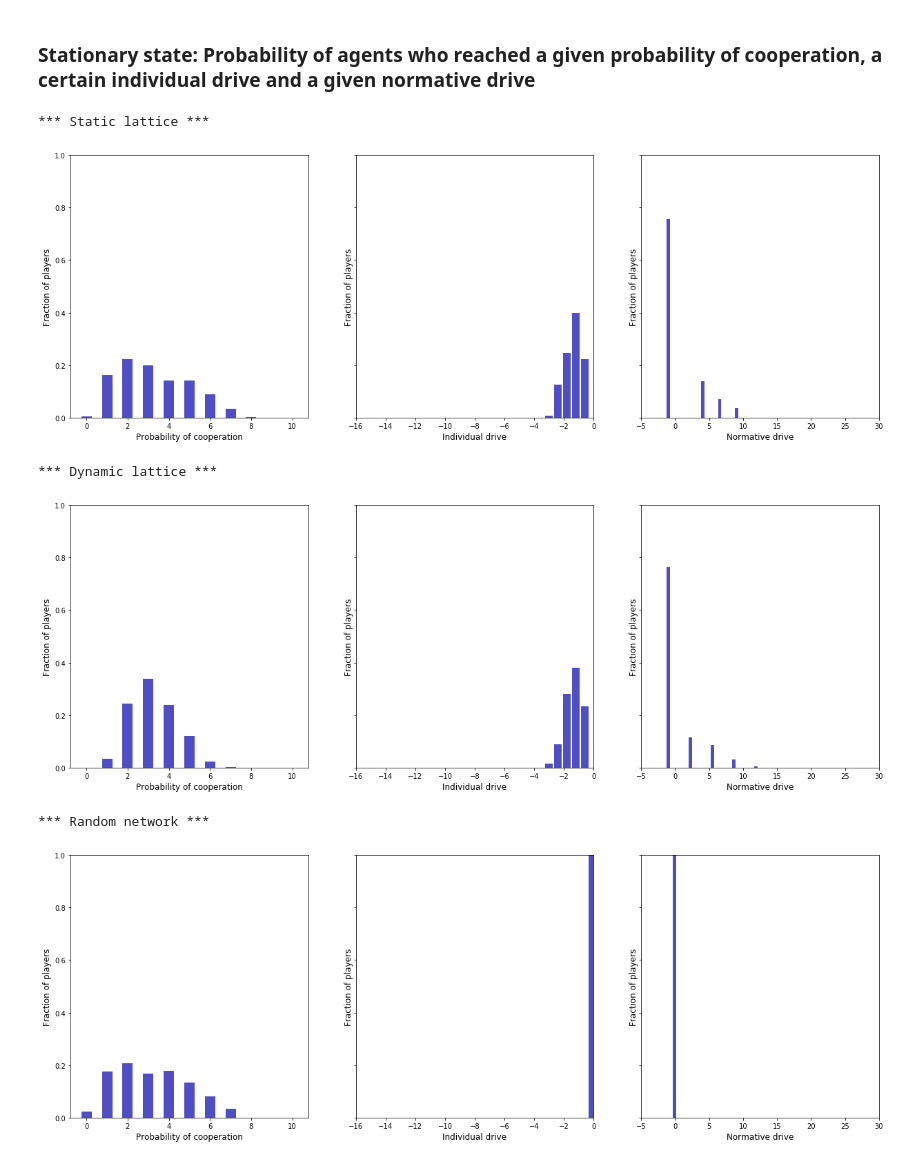
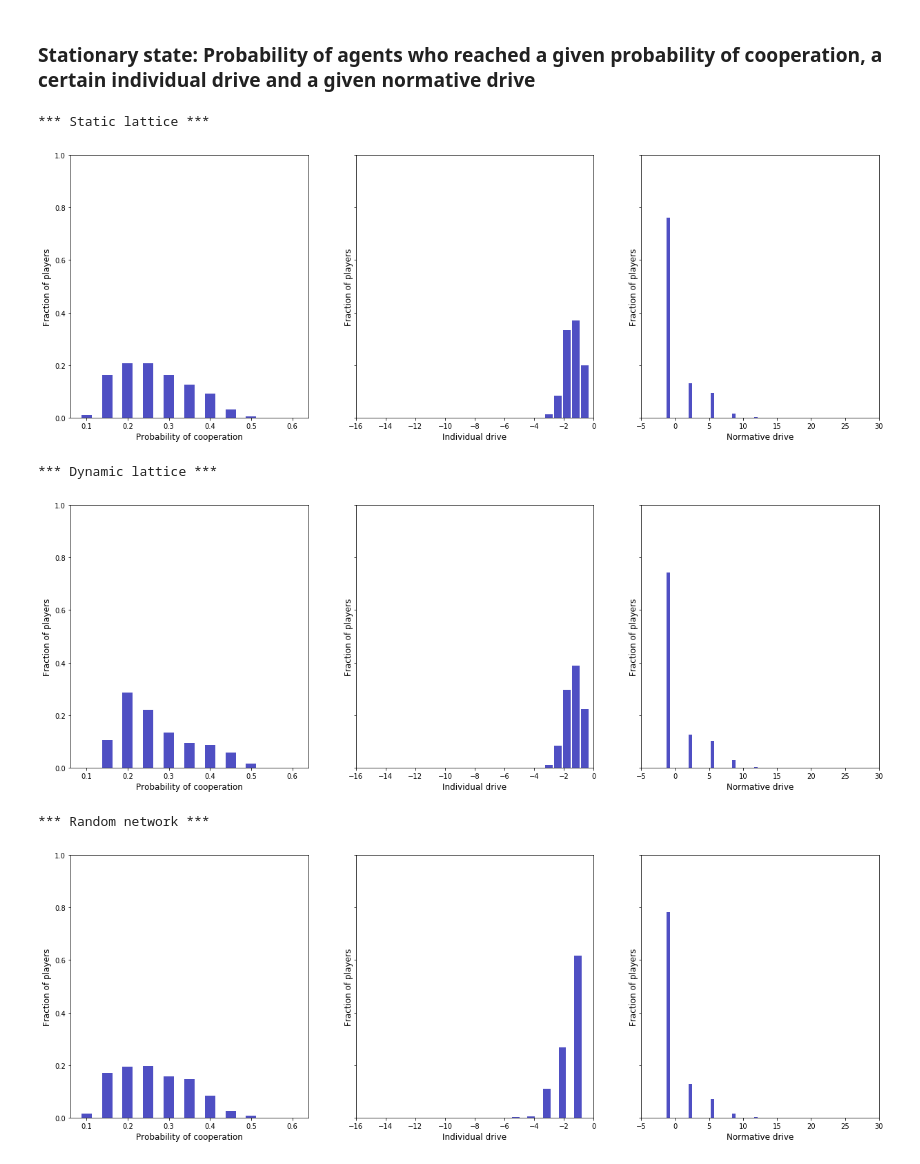
Before and after one commit to BeanOfChaos/infof409-RARL, a Jupyter notebook: EWANP_PrisonersDilemma.ipynb, the cells around one changed output. Saved outputs shown, nothing was run; the diff lists cells and outputs as text; code cells hidden in the pictures.

```diff
--- a/EWANP_PrisonersDilemma.ipynb
+++ b/EWANP_PrisonersDilemma.ipynb
@@ -87,4 +100,11 @@ def step(i,j, m, A_tm1, dN, dI, D_tp1, P_tp1, successive):
     return
+# %%
+def shuffle(lists):
+    start_state = np.random.get_state()
+    for a in lists:
+        np.random.shuffle(a)
+        np.random.set_state(start_state)
+    return
 # %% [markdown]
 ## Static Lattice Simulation
 # %%
@@ -159,12 +167,12 @@ def generate_net():
     for i in range(adjmat.size):
         adjmat[i] = []
 
-    for i, adj in np.ndenumerate(adjmat[:-4]):
+    for i, adj in np.ndenumerate(adjmat[:-1]):
         if len(adj) < k:
-            sample = np.random.randint(i[0] + 1, N, size=(k-len(adj),))
+            sample = np.random.randint(i[0] + 1, N, size=k-len(adj))
             # while the sample isn't valid, i.e. has duplicates or full neighbourhood's players, retry
-            while len(sample) != len(set(sample)) and any(len(adjmat[other]) >= k for other in sample):
-                sample = np.random.randint(i[0] + 1, N, size=(k-len(adj),))
+            while not len(sample) == len(set(sample)) and all(len(adjmat[other]) < k for other in sample):
+                sample = np.random.randint(i[0] + 1, N, size=k-len(adj))
             adj.extend(sample)
             for other in sample:
                 adjmat[other].append(i[0])
@@ -278,7 +263,7 @@ def myHist(bins, P):
     ys = [0 for _ in bins]
     for i, val in enumerate(bins):
         for p in P:
-            if -0.05 <= p - val < 0.05:
+            if p >= val - 0.05 and p < val + 0.05:
                 ys[i] += 1
     res = [float(ysi)/N for ysi in ys]
     return res
@@ -324,25 +309,27 @@ fig.savefig('plots/prob_cooperation.png')
 # %%
 def plotStationaryState(P, dI, dN, filename):
     # create figure
-    fig, (ax1, ax2, ax3) = plt.subplots(1,3, sharey= True, figsize=(21,7))
+    fig, (ax1, ax2, ax3) = plt.subplots(1,3, sharey = True, figsize=(21,7))
 
     # plot the cooperation level
     bins = [0., 0.1, 0.2, 0.3, 0.4, 0.5, 0.6, 0.7, 0.8, 0.9, 1]
     bars = myHist(bins, P)
-    ax1.bar(np.arange(len(bins)), bars, width = 0.5, color='#0504aa',alpha=0.7)
+    r = np.arange(len(bins))
+    ax1.bar(r, bars, width = 0.5, color='#0504aa',alpha=0.7)
+    ax1.set_xticklabels(xs)
     ax1.set_xlabel('Probability of cooperation', fontsize='large')
     ax1.set_ylabel('Fraction of players', fontsize='large')
     ax1.set_ylim(0,1)
 
     # plot the individual drive
-    hist,bin_edges = np.histogram(dI[:,52], bins = 5)
+    hist,bin_edges = np.histogram(dI, bins = 5)
     ax2.bar(bin_edges[:-1], np.divide(hist,N), width = 0.5, color='#0504aa',alpha=0.7)
     ax2.set_xlabel('Individual drive', fontsize='large')
     ax2.set_ylabel('Fraction of players', fontsize='large')
     ax2.set_xlim(-16,0)
 
     # plot the normative drive
-    hist,bin_edges = np.histogram(dN[:,52], bins = 5)
+    hist,bin_edges = np.histogram(dN, bins = 5)
     ax3.bar(bin_edges[:-1], np.divide(hist,N), width = 0.5, color='#0504aa',alpha=0.7)
     ax3.set_xlabel('Normative drive', fontsize='large')
     ax3.set_ylabel('Fraction of players', fontsize='large')
@@ -351,21 +338,23 @@ def plotStationaryState(P, dI, dN, filename):
     plt.show()
     fig.savefig(filename)
 # %%
+stat = 52
+
 # plot for static lattice treatment
 print('*** Static lattice ***')
-plotStationaryState(P_tp1_stat, dI_stat, dN_stat, 'plots/stationary_static.png')
+plotStationaryState(P_tp1_stat, dI_stat[:, stat], dN_stat[:, stat], 'plots/stationary_static.png')
 
 # plot for dynamic lattice treatment
 print('*** Dynamic lattice ***')
-plotStationaryState(P_tp1_dyn, dI_dyn, dN_dyn, 'plots/stationary_dyn.png')
+plotStationaryState(P_tp1_dyn, dI_dyn[:, stat], dN_dyn[:, stat], 'plots/stationary_dyn.png')
 
 # plot for random network treatment
 print('*** Random network ***')
-plotStationaryState(P_tp1_rand, dI_rand, dN_rand, 'plots/stationary_rand.png')
+plotStationaryState(P_tp1_rand, dI_rand[:, stat], dN_rand[:, stat], 'plots/stationary_rand.png')
 # %% [output]
 *** Static lattice ***
-[figure, old version]
+[figure, new version]
 *** Dynamic lattice ***
-[figure, old version]
+[figure, new version]
 *** Random network ***
-[figure, old version]
+[figure, new version]
```
Also changed, not shown: parts of 11 cells of this notebook.
